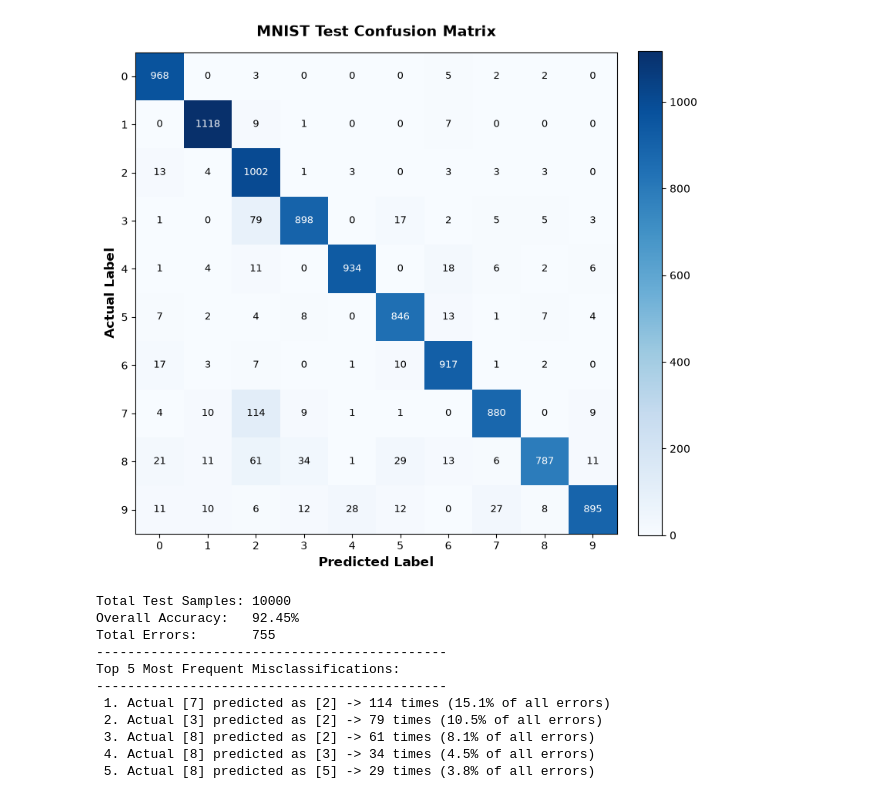
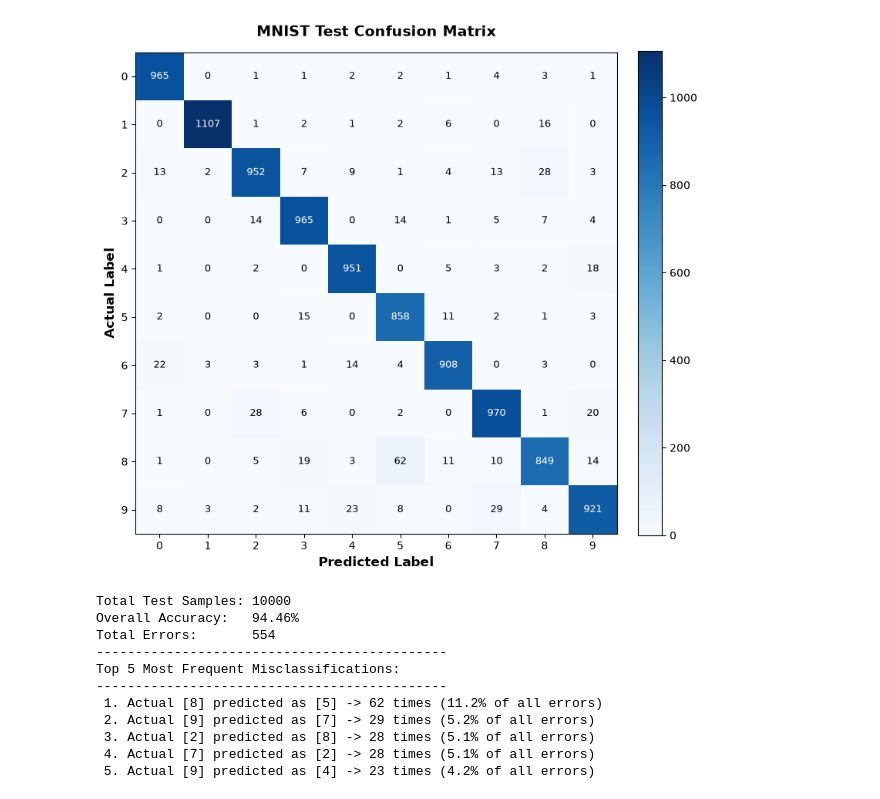
Before and after one commit to op-poyo/ai_from_scratch, a Jupyter notebook: fixed_feature_cnn_from_scratch.ipynb, the cells around one changed output. Drawn from its saved outputs; the diff is of its cells as text; code cells hidden in the pictures.

```diff
--- a/fixed_feature_cnn_from_scratch.ipynb
+++ b/fixed_feature_cnn_from_scratch.ipynb
@@ -225,8 +242,9 @@ def evaluate(model, val_features, val_y):
     avg_loss = total_loss / len(val_features)
     return avg_loss, acc
 # %%
-epochs = 10
+epochs = 3
 lr = 0.05
+sample_size = 5000  # fresh random subsample each epoch
 
 # x = data, y = label
 all_train_x, all_train_y = dataloader("data/mnist/mnist_train.csv")
@@ -236,7 +254,7 @@ pool_train_x = all_train_x[200:]
 pool_train_y = all_train_y[200:]
 val_x, val_y = all_train_x[:200], all_train_y[:200]
 
-# --- precompute conv features once for train/val/test instead of per-epoch ---
+# kernels are fixed, so the conv features only need computing once
 print("Precomputing convolutional features (one-time cost)...")
 pool_train_features = prepare_all(pool_train_x)
 val_features = prepare_all(val_x)
@@ -255,9 +273,6 @@ for n in model.layers[-1].neurons:
 history = {"train_loss": [], "train_acc": [], "val_loss": [], "val_acc": []}
 
 for epoch in range(epochs):
-    # train on the full pool each epoch now that features are precomputed and cheap
-    # (bump sample_size down again if you want the original "fresh 1000/epoch" behavior)
-    sample_size = len(pool_train_features)
     indices = np.random.choice(len(pool_train_features), size=sample_size, replace=False)
 
     epoch_train_features = pool_train_features[indices]
@@ -269,6 +284,9 @@ for epoch in range(epochs):
         raw_outputs = model.forward(nn_input)
         predictions = softmax(np.array(raw_outputs)).tolist()
 
+        # store the softmax probabilities as the output neurons' outputs, so backward()
+        # computes error = output - target. With softmax + cross-entropy that is exactly
+        # dL/dlogits, which is why the output layer uses the 'linear' activation (derivative 1)
         for idx, p in enumerate(predictions):
             model.layers[-1].neurons[idx].output = p
 
@@ -332,12 +357,11 @@ KeyboardInterrupt:
 # %%
-def evaluate_and_analyze_errors(model, test_x, test_y, num_classes=10, top_k=5):
+def evaluate_and_analyze_errors(model, test_features, test_y, num_classes=10, top_k=5):
     cm = np.zeros((num_classes, num_classes), dtype=int)
 
     error_counts = {}
     error_indices = []
-    for idx, (image, label) in enumerate(zip(test_x, test_y)):
+    for idx, (nn_input, label) in enumerate(zip(test_features, test_y)):
         actual = int(label)
-        nn_input = prepare_input(image)
         raw_outputs = model.forward(nn_input)
         predictions = softmax(np.array(raw_outputs)).tolist()
         pred = predictions.index(max(predictions))
@@ -363,48 +387,47 @@ def evaluate_and_analyze_errors(model, test_x, test_y, num_classes=10, top_k=5):
 
     thresh = cm.max() / 2.0
     for i in range(num_classes):
         for j in range(num_classes):
             val = cm[i, j]
             color = "white" if val > thresh else "black"
             ax.text(j, i, f"{val}", ha="center", va="center", color=color, fontsize=9)
 
     plt.colorbar(im, fraction=0.046, pad=0.04)
     plt.tight_layout()
     plt.show()
 
     sorted_errors = sorted(error_counts.items(), key=lambda item: item[1], reverse=True)
     total_errors = sum(error_counts.values())
-    total_samples = len(test_x)
+    total_samples = len(test_features)
     accuracy = ((total_samples - total_errors) / total_samples) * 100
 
 
     print(f"Total Test Samples: {total_samples}")
     print(f"Overall Accuracy:   {accuracy:.2f}%")
     print(f"Total Errors:       {total_errors}")
     print("-" * 45)
     print(f"Top {min(top_k, len(sorted_errors))} Most Frequent Misclassifications:")
     print("-" * 45)
 
     for rank, ((actual, pred), count) in enumerate(sorted_errors[:top_k], start=1):
         percentage_of_errors = (count / total_errors) * 100 if total_errors > 0 else 0
         print(f" {rank}. Actual [{actual}] predicted as [{pred}] -> {count} times ({percentage_of_errors:.1f}% of all errors)")
 
     return error_indices
-# evaluate_and_analyze_errors(model, test_x[:1000], test_y[:1000])
-error_indices = evaluate_and_analyze_errors(model, test_x, test_y)
+error_indices = evaluate_and_analyze_errors(model, test_features, test_y)
 # %% [output]
-[figure, old version]
+[figure, new version]
 Total Test Samples: 10000
-Overall Accuracy:   92.45%
-Total Errors:       755
+Overall Accuracy:   94.46%
+Total Errors:       554
 ---------------------------------------------
 Top 5 Most Frequent Misclassifications:
 ---------------------------------------------
- 1. Actual [7] predicted as [2] -> 114 times (15.1% of all errors)
- 2. Actual [3] predicted as [2] -> 79 times (10.5% of all errors)
- 3. Actual [8] predicted as [2] -> 61 times (8.1% of all errors)
- 4. Actual [8] predicted as [3] -> 34 times (4.5% of all errors)
- 5. Actual [8] predicted as [5] -> 29 times (3.8% of all errors)
+ 1. Actual [8] predicted as [5] -> 62 times (11.2% of all errors)
+ 2. Actual [9] predicted as [7] -> 29 times (5.2% of all errors)
+ 3. Actual [2] predicted as [8] -> 28 times (5.1% of all errors)
+ 4. Actual [7] predicted as [2] -> 28 times (5.1% of all errors)
+ 5. Actual [9] predicted as [4] -> 23 times (4.2% of all errors)
 # %%
 def plot_error_samples(test_x, error_indices, num_samples=25, cols=5, randomize=True):
     display_count = min(num_samples, len(error_indices))
```
Also changed, not shown: parts of 9 cells of this notebook, 12 other files.
